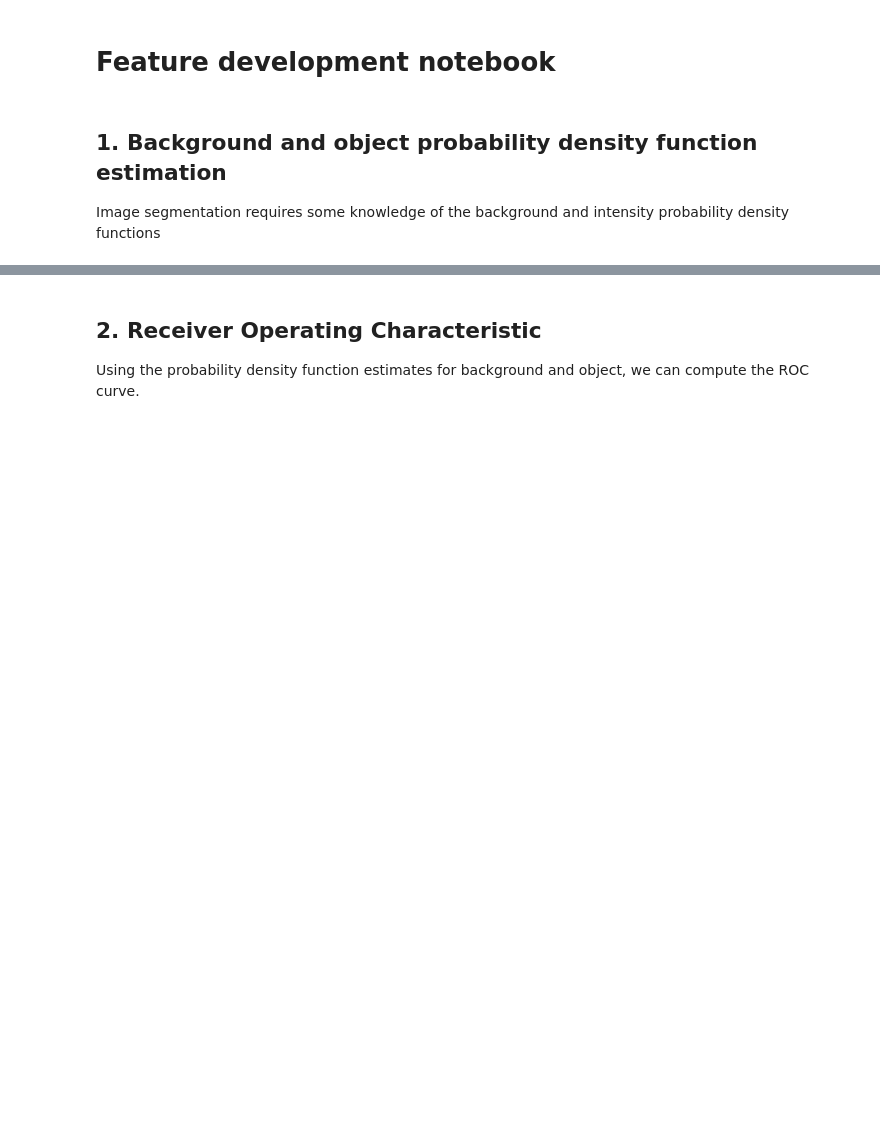
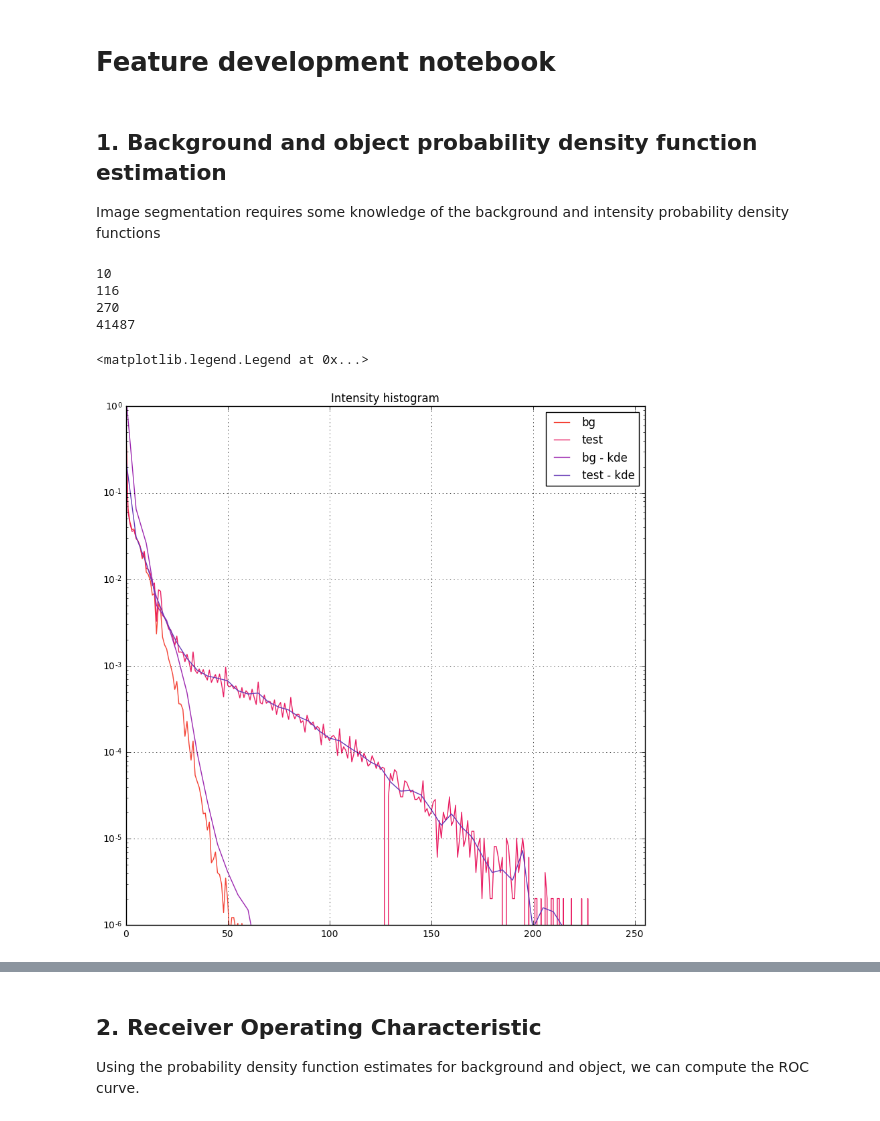
Before and after one commit to pvazteixeira/multibeam, a Jupyter notebook: feature-mrf-dev.ipynb, the cells around one changed output, grey strips where cells are left out. Drawn from its saved outputs; the diff is of its cells as text; code cells hidden in the pictures; blank space fills up the shorter version.

```diff
--- a/feature-mrf-dev.ipynb
+++ b/feature-mrf-dev.ipynb
@@ -44,13 +44,49 @@ image_list_4 = glob('./data/DIDSON/2016-07-19.11/*raw.png') #
 print len(image_list_4)
 
 # background
-h_bg, h_bg_bins, x_bg = computeHist(image_list_3)
+h_test, h_test_bins, x_test = computeHist(image_list_1)
+
+# background
+h_bg, h_bg_bins, x_bg = computeHist(image_list_2)
+
 
 # test
-N = 2*len(image_list_3)
-image_list = np.array(image_list_4)
-idx = np.random.randint(0, len(image_list), N)
-h_test, h_test_bins, x_test = computeHist(image_list[idx])
+# N = 2*len(image_list_3)
+# image_list = np.array(image_list_4)
+# idx = np.random.randint(0, len(image_list), N)
+# h_test, h_test_bins, x_test = computeHist(image_list[idx])
+# %% [output]
+10
+116
+270
+41487
+# %%
+kde_bg = gaussian_kde(x_bg)
+kde_test = gaussian_kde(x_test)
+
+x_eval = np.arange(0.0, 256.0,5)
+
+p_bg_kde = kde_bg(x_eval)
+p_test_kde = kde_test(x_eval)
+# %%
+plt.figure(figsize=(10,10))
+plt.plot(h_bg_bins[:-1], h_bg/np.sum(h_bg),color='#f44336')
+plt.plot(h_test_bins[:-1], h_test/np.sum(h_test),color='#e91e63')
+
+
+
+plt.plot(x_eval, p_bg_kde,color='#9c27b0')
+plt.plot(x_eval, p_test_kde,color='#673ab7')
+
+plt.yscale('log')
+plt.grid()
+plt.title('Intensity histogram')
+plt.xlim([0,255])
+plt.ylim([1e-6,1e0])
+plt.legend(('bg','test','bg - kde','test - kde'))
+# %% [output]
+<matplotlib.legend.Legend at 0x...>
+[figure, added]
 # %%
 plt.figure(figsize=(12,12))
 
```
Also changed, not shown: parts of 1 cell of this notebook, 1 other file.
